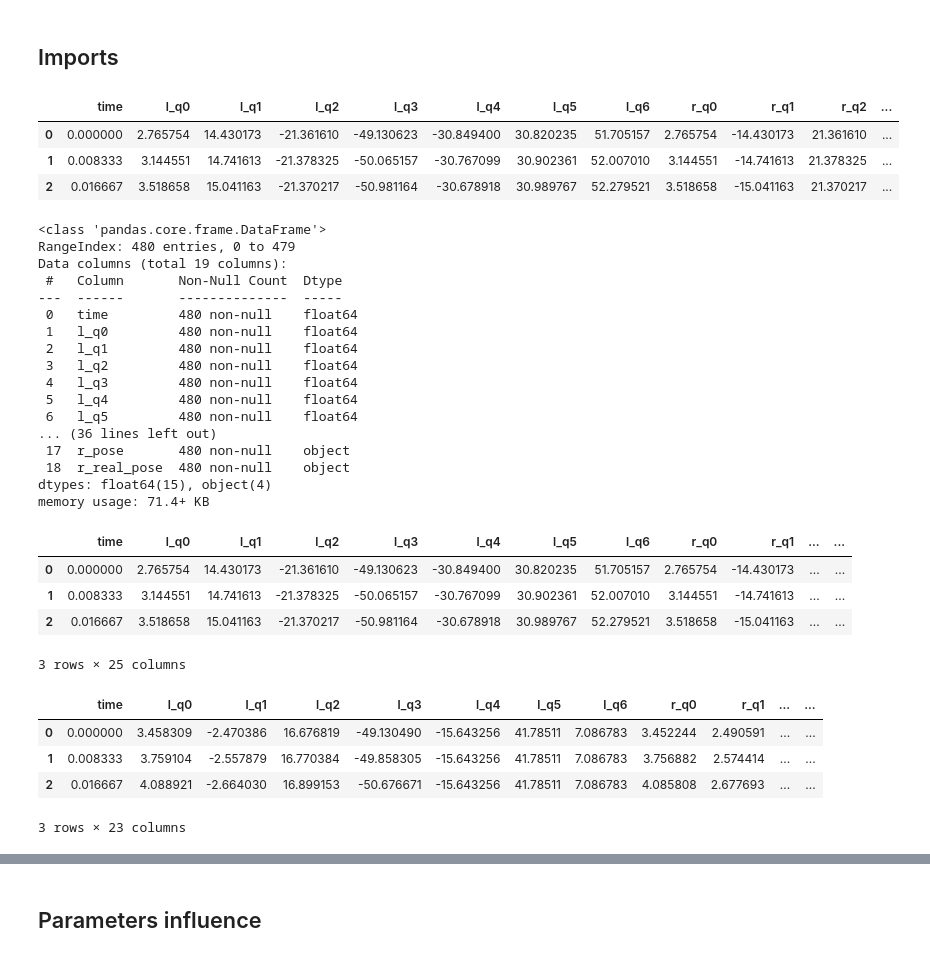
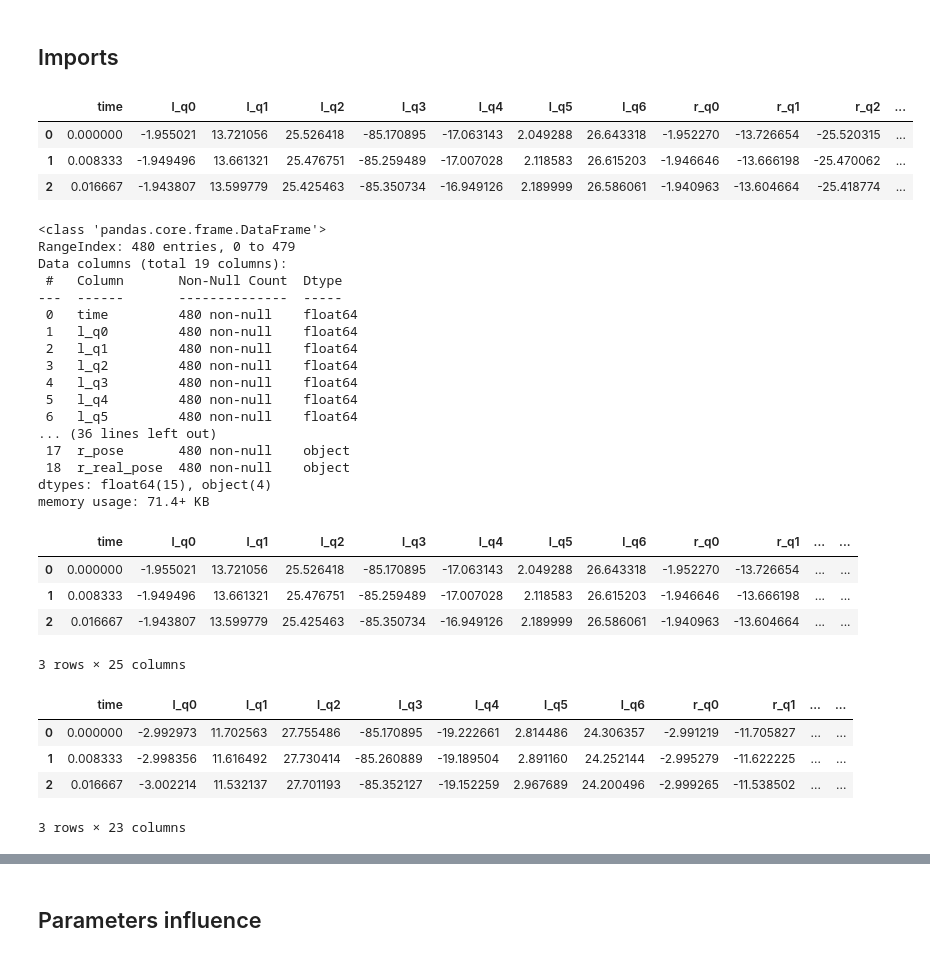
Before and after one commit to pollen-robotics/reachy2_qpik, a Jupyter notebook: src/example/pinocchio/metrics_eval.ipynb, the cells around one changed output, grey strips where cells are left out. Cells and saved outputs as stored; diff of their text form; code cells hidden in the pictures.

```diff
--- a/src/example/pinocchio/metrics_eval.ipynb
+++ b/src/example/pinocchio/metrics_eval.ipynb
@@ -11,20 +11,20 @@ from metrics import l2_error, rodrigues_error, combined_error
 # %%
 test = "line"
 
-filepath_sym = f'data/sym_{test}_data.csv'
+filepath_sym = f'data/num_{test}_data.csv'
 filepath_num = f'data/qp_{test}_data.csv'
 
 df_sym = pd.read_csv(filepath_sym, sep=",", header=0).copy()
 df_num = pd.read_csv(filepath_num, sep=",", header=0).copy()
 
 display(df_sym.head(3))
 df_sym.info()
 df_num.info()
 # %% [output]
 |  | time | l_q0 | l_q1 | l_q2 | l_q3 | l_q4 | l_q5 | l_q6 | r_q0 | r_q1 | r_q2 | ... |
-| 0 | 0.000000 | 2.765754 | 14.430173 | -21.361610 | -49.130623 | -30.849400 | 30.820235 | 51.705157 | 2.765754 | -14.430173 | 21.361610 | ... |
-| 1 | 0.008333 | 3.144551 | 14.741613 | -21.378325 | -50.065157 | -30.767099 | 30.902361 | 52.007010 | 3.144551 | -14.741613 | 21.378325 | ... |
-| 2 | 0.016667 | 3.518658 | 15.041163 | -21.370217 | -50.981164 | -30.678918 | 30.989767 | 52.279521 | 3.518658 | -15.041163 | 21.370217 | ... |
+| 0 | 0.000000 | -1.955021 | 13.721056 | 25.526418 | -85.170895 | -17.063143 | 2.049288 | 26.643318 | -1.952270 | -13.726654 | -25.520315 | ... |
+| 1 | 0.008333 | -1.949496 | 13.661321 | 25.476751 | -85.259489 | -17.007028 | 2.118583 | 26.615203 | -1.946646 | -13.666198 | -25.470062 | ... |
+| 2 | 0.016667 | -1.943807 | 13.599779 | 25.425463 | -85.350734 | -16.949126 | 2.189999 | 26.586061 | -1.940963 | -13.604664 | -25.418774 | ... |
 <class 'pandas.core.frame.DataFrame'>
 RangeIndex: 480 entries, 0 to 479
 Data columns (total 19 columns):
@@ -84,9 +84,9 @@ df_sym["r_combined_err"] = r_comb_errs
 display(df_sym.head(3))
 # %% [output]
 |  | time | l_q0 | l_q1 | l_q2 | l_q3 | l_q4 | l_q5 | l_q6 | r_q0 | r_q1 | ... | ... |
-| 0 | 0.000000 | 2.765754 | 14.430173 | -21.361610 | -49.130623 | -30.849400 | 30.820235 | 51.705157 | 2.765754 | -14.430173 | ... | ... |
-| 1 | 0.008333 | 3.144551 | 14.741613 | -21.378325 | -50.065157 | -30.767099 | 30.902361 | 52.007010 | 3.144551 | -14.741613 | ... | ... |
-| 2 | 0.016667 | 3.518658 | 15.041163 | -21.370217 | -50.981164 | -30.678918 | 30.989767 | 52.279521 | 3.518658 | -15.041163 | ... | ... |
+| 0 | 0.000000 | -1.955021 | 13.721056 | 25.526418 | -85.170895 | -17.063143 | 2.049288 | 26.643318 | -1.952270 | -13.726654 | ... | ... |
+| 1 | 0.008333 | -1.949496 | 13.661321 | 25.476751 | -85.259489 | -17.007028 | 2.118583 | 26.615203 | -1.946646 | -13.666198 | ... | ... |
+| 2 | 0.016667 | -1.943807 | 13.599779 | 25.425463 | -85.350734 | -16.949126 | 2.189999 | 26.586061 | -1.940963 | -13.604664 | ... | ... |
 3 rows × 25 columns
 # %%
 l_pos_errs, l_rot_errs, l_comb_errs = [], [], []
@@ -120,9 +120,9 @@ df_num["r_rot_err"] = r_rot_errs
 display(df_num.head(3))
 # %% [output]
 |  | time | l_q0 | l_q1 | l_q2 | l_q3 | l_q4 | l_q5 | l_q6 | r_q0 | r_q1 | ... | ... |
-| 0 | 0.000000 | 3.458309 | -2.470386 | 16.676819 | -49.130490 | -15.643256 | 41.78511 | 7.086783 | 3.452244 | 2.490591 | ... | ... |
-| 1 | 0.008333 | 3.759104 | -2.557879 | 16.770384 | -49.858305 | -15.643256 | 41.78511 | 7.086783 | 3.756882 | 2.574414 | ... | ... |
-| 2 | 0.016667 | 4.088921 | -2.664030 | 16.899153 | -50.676671 | -15.643256 | 41.78511 | 7.086783 | 4.085808 | 2.677693 | ... | ... |
+| 0 | 0.000000 | -2.992973 | 11.702563 | 27.755486 | -85.170895 | -19.222661 | 2.814486 | 24.306357 | -2.991219 | -11.705827 | ... | ... |
+| 1 | 0.008333 | -2.998356 | 11.616492 | 27.730414 | -85.260889 | -19.189504 | 2.891160 | 24.252144 | -2.995279 | -11.622225 | ... | ... |
+| 2 | 0.016667 | -3.002214 | 11.532137 | 27.701193 | -85.352127 | -19.152259 | 2.967689 | 24.200496 | -2.999265 | -11.538502 | ... | ... |
 3 rows × 23 columns
 # %%
 l_joint_cols = ["l_q0", "l_q1", "l_q2", "l_q3", "l_q4", "l_q5", "l_q6"]
```
Also changed, not shown: parts of 3 cells of this notebook, 4 other files.
